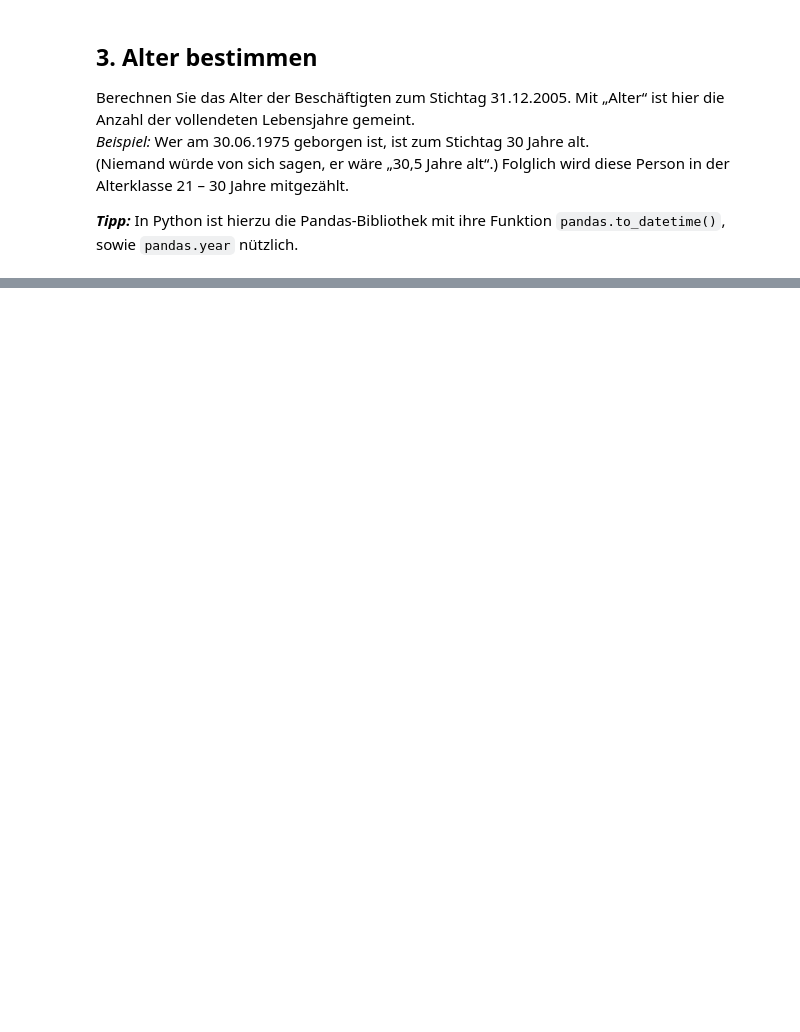
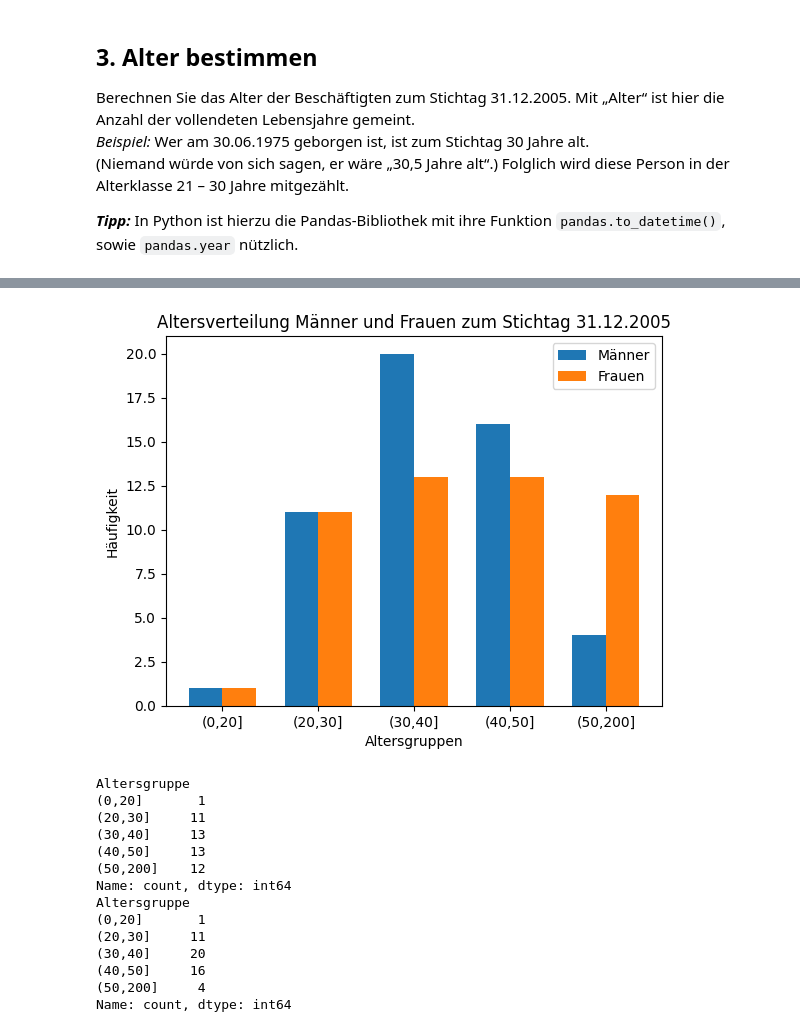
Before and after one commit to Fiusa21/Statistik_Labore, a Jupyter notebook: TestatAufgabe_1.ipynb, the cells around one changed output, grey strips where cells are left out. Drawn from its saved outputs; the diff is of its cells as text; code cells hidden in the pictures; blank space fills up the shorter version.

```diff
--- a/TestatAufgabe_1.ipynb
+++ b/TestatAufgabe_1.ipynb
@@ -166,20 +173,53 @@ Es sollen die Altersklassen bis (einschließlich) 20 Jahre, 21 – 30 Jahre, 31
 <img src="https://drive.google.com/uc?id=1f7Vz3JuSa958w8-dBTnPSI24hJxWa17F" width="300"/>
 </div>
 # %%
-import matplotlib.pyplot as mp
+import matplotlib.pyplot as plt
 import numpy as np
 
 #defining age_groups
-bins = [0, 20, 30, 40, 50, np.inf]
-labels = ['0,20', '20,30', '30,40', '40,50', '50,20']
+bins = [0, 21, 31, 41, 51, np.inf]
+labels = ['(0,20]', '(20,30]', '(30,40]', '(40,50]', '(50,200]']
 
 data['Altersgruppe'] = pd.cut(data['Alter'], bins=bins, labels=labels, right=False)
-age_groups_male = data[data['Anrede'] == 'Herr']['Alter'].value_counts(sort=False).fillna(0)
-age_groups_female = data[data['Anrede'] == 'Frau']['Alter'].value_counts(sort=False).fillna(0)
 
-#plotting
-x = np.arange(len(labels))
-width = 0.35
+#count frequency of each age group by gender
+age_groups_male = pd.value_counts(data[data['Anrede'] == 'Herr']['Altersgruppe'], sort=False).fillna(0)
+age_groups_female = pd.value_counts(data[data['Anrede'] == 'Frau']['Altersgruppe'], sort=False).fillna(0)
+
+# Plotting
+bar_width = 0.35
+index = np.arange(len(labels))
+
+plt.bar(index, age_groups_male, bar_width, label='Männer')
+plt.bar(index + bar_width, age_groups_female, bar_width, label='Frauen')
+
+plt.xlabel('Altersgruppen')
+plt.ylabel('Häufigkeit')
+plt.title('Altersverteilung Männer und Frauen zum Stichtag 31.12.2005')
+plt.xticks(index + bar_width / 2, labels)
+plt.legend()
+
+plt.show()
+
+#check result
+print(age_groups_female)
+print(age_groups_male)
+# %% [output]
+[figure, added]
+Altersgruppe
+(0,20]       1
+(20,30]     11
+(30,40]     13
+(40,50]     13
+(50,200]    12
+Name: count, dtype: int64
+Altersgruppe
+(0,20]       1
+(20,30]     11
+(30,40]     20
+(40,50]     16
+(50,200]     4
+Name: count, dtype: int64
 # %% [markdown]
 ## 5. Kreis-/Tortendiagramm der Altersverteilung
 Stellen Sie die Altersverteilung der männlichen Beschäftigten und der weiblichen Beschäftigten in je einem Kreisdiagramm („Tortendiagramm“) dar. <br>
```
Also changed, not shown: parts of 4 cells of this notebook.
